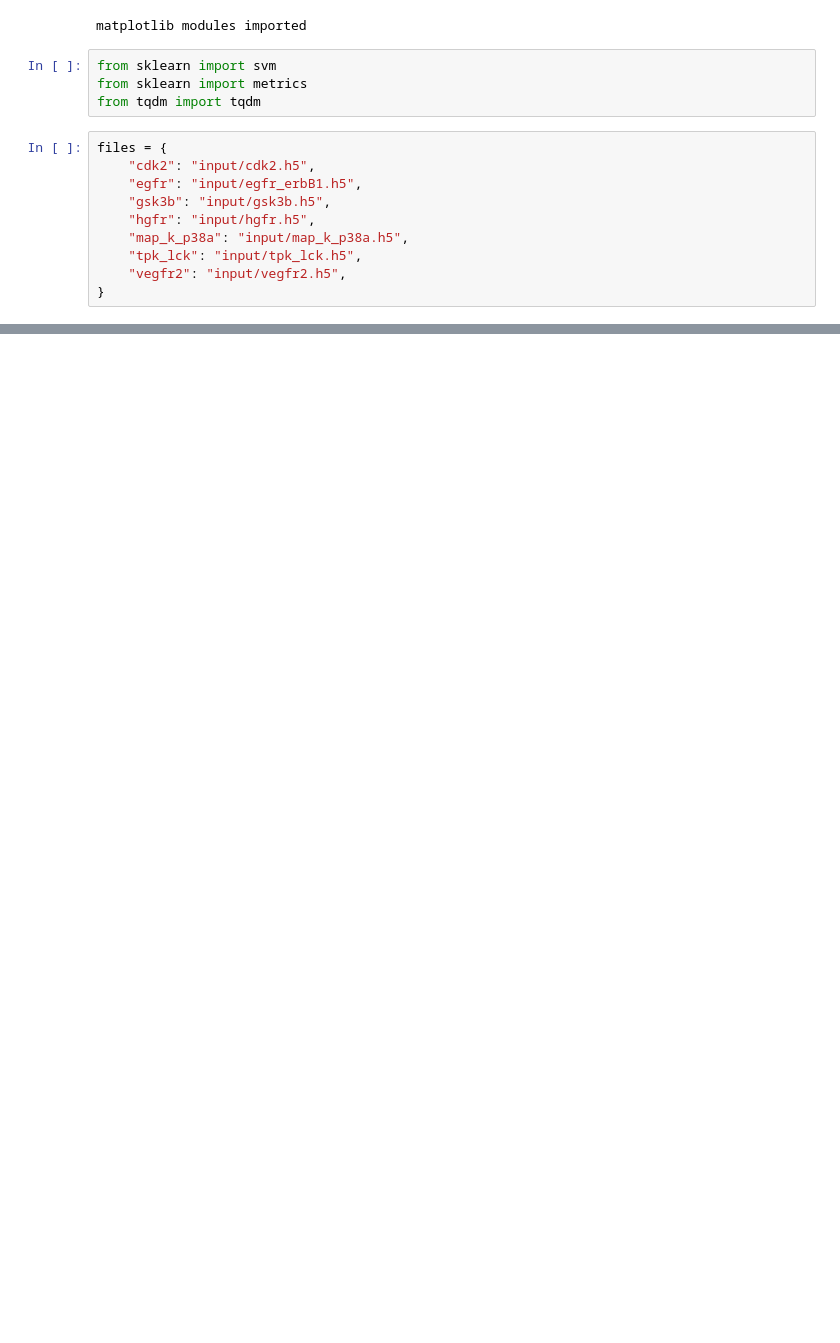
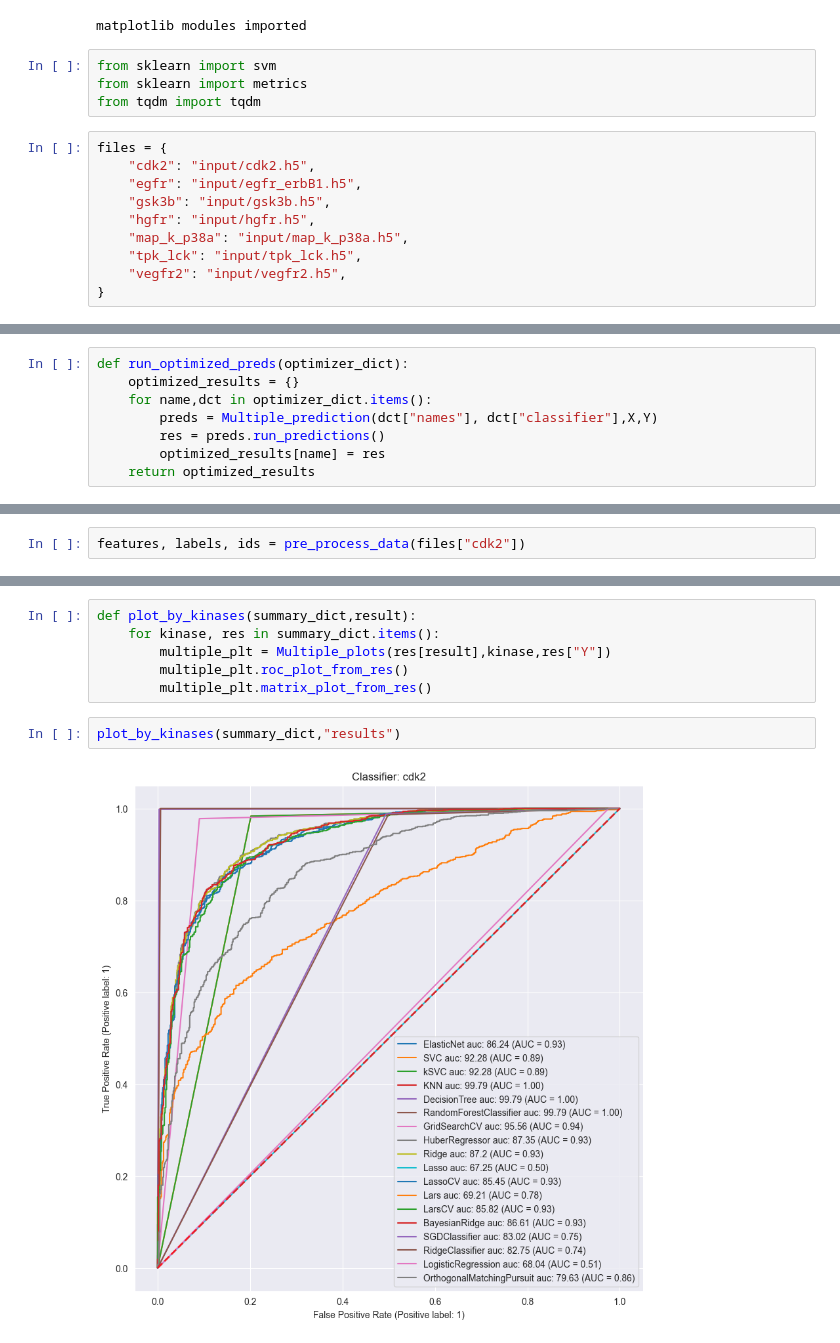
Before and after one commit to Nosyfire/Data_mining_and_machine_learning, a Jupyter notebook: Project/classifier.ipynb, the cells around one changed output, grey strips where cells are left out. Saved outputs shown, nothing was run; the diff lists cells and outputs as text; blank space fills up the shorter version.

```diff
--- a/Project/classifier.ipynb
+++ b/Project/classifier.ipynb
@@ -702,0 +620,8 @@ Accuracy 87.41 %
+# %%
+def run_optimized_preds(optimizer_dict):
+    optimized_results = {}
+    for name,dct in optimizer_dict.items():
+        preds = Multiple_prediction(dct["names"], dct["classifier"],X,Y)
+        res = preds.run_predictions()
+        optimized_results[name] = res
+    return optimized_results
@@ -702,0 +652,2 @@ Accuracy 87.41 %
+# %%
+features, labels, ids = pre_process_data(files["cdk2"])
@@ -702,0 +717,10 @@ Accuracy 87.41 %
+# %%
+def plot_by_kinases(summary_dict,result):
+    for kinase, res in summary_dict.items():
+        multiple_plt = Multiple_plots(res[result],kinase,res["Y"])
+        multiple_plt.roc_plot_from_res()
+        multiple_plt.matrix_plot_from_res()
+# %%
+plot_by_kinases(summary_dict,"results")
+# %% [output]
+[figure, added]
```
Also changed, not shown: parts of 66 cells of this notebook.
